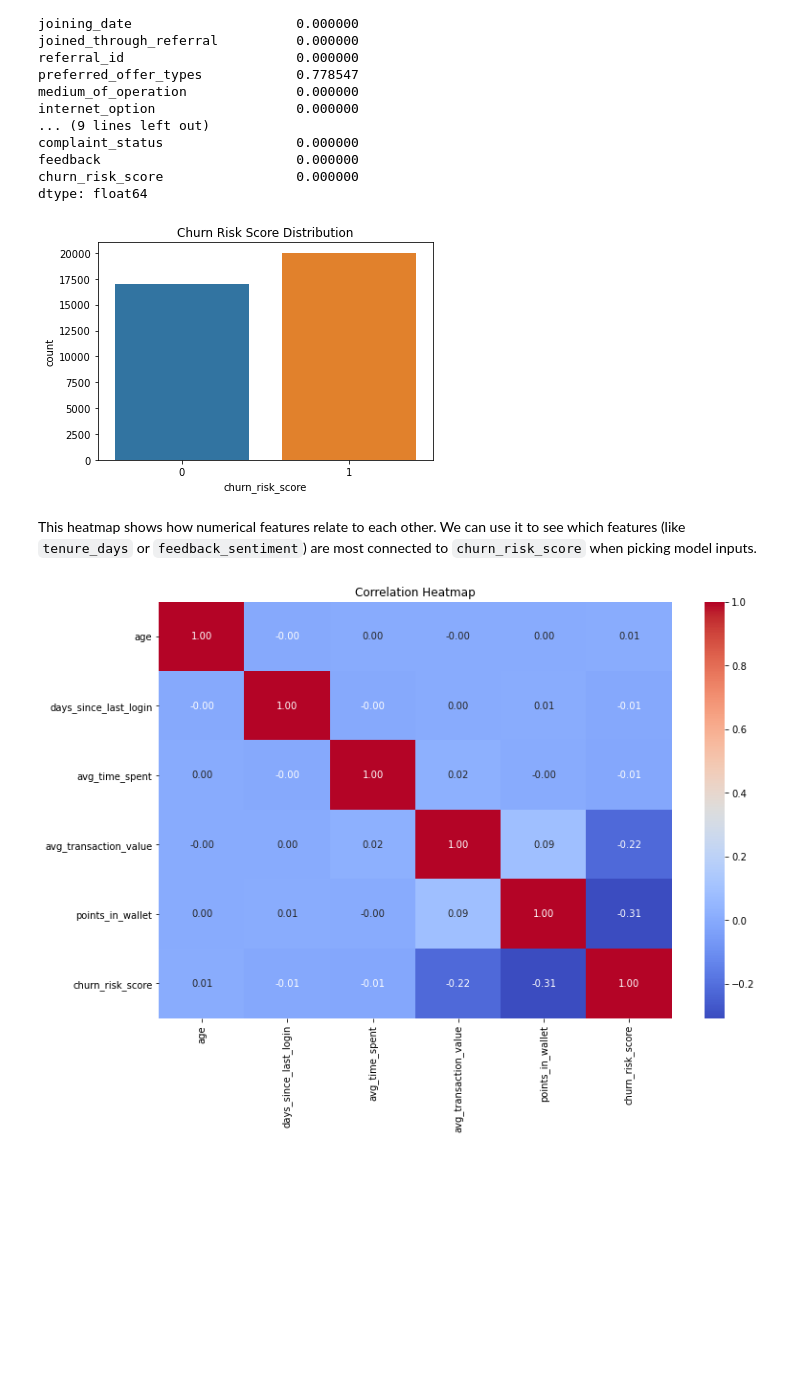
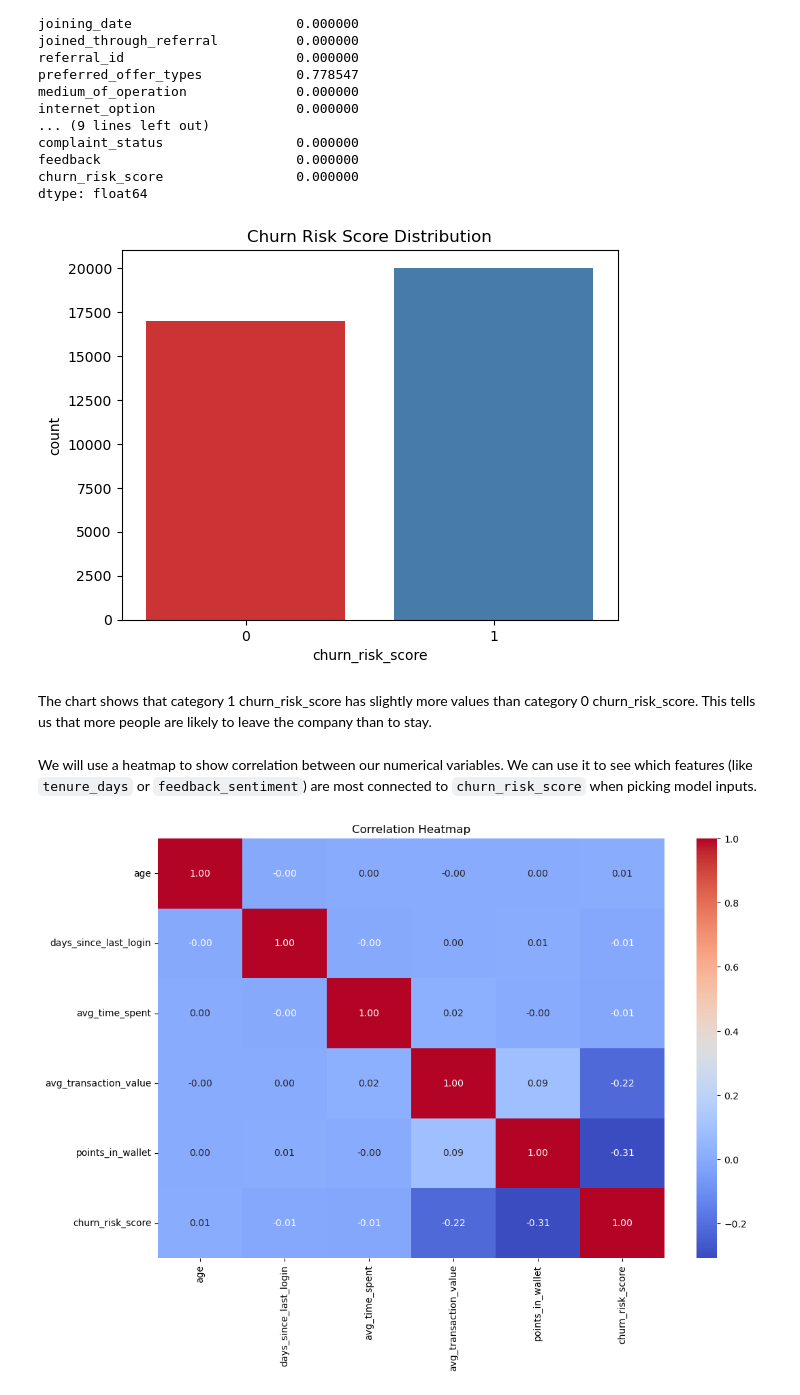
Before and after one commit to Gladys-git/Capstone_Phase5_group9, a Jupyter notebook: Notebook.ipynb, the cells around one changed output. Drawn from its saved outputs; the diff is of its cells as text; code cells hidden in the pictures; blank space fills up the shorter version.

Commit message:
Add final cleaned Notebook.ipynb from modeling branch

```diff
--- a/Notebook.ipynb
+++ b/Notebook.ipynb
@@ -73,6 +96,6 @@ warnings.filterwarnings('ignore')
 # %%
 # Load dataset from absolute path
-df = pd.read_csv("my_file.csv")
+df = pd.read_csv("customer_churn.csv")
 #load the first 5 columns
 df.head()
 # %% [output]
@@ -199,13 +222,15 @@ churn_risk_score                 0.000000
 dtype: float64
 # %%
 # Target distribution
-sns.countplot(x='churn_risk_score', data=df)
+sns.countplot(x='churn_risk_score', data=df, palette='Set1')
 plt.title("Churn Risk Score Distribution")
 plt.show()
 # %% [output]
-[figure, old version]
+[figure, new version]
+# %% [markdown]
+The chart shows that category 1 churn_risk_score has slightly more values than category 0 churn_risk_score. This tells us that more people are likely to leave the company than to stay.
 # %% [markdown]
-This heatmap shows how numerical features relate to each other. We can use it to see which features (like `tenure_days` or `feedback_sentiment`) are most connected to `churn_risk_score` when picking model inputs.
+We will use a heatmap to show correlation between our numerical variables. We can use it to see which features (like `tenure_days` or `feedback_sentiment`) are most connected to `churn_risk_score` when picking model inputs.
 # %%
 # Correlation heatmap
 numerical_features = df.select_dtypes(include=['float64', 'int64'])
```
Also changed, not shown: parts of 121 cells of this notebook.
